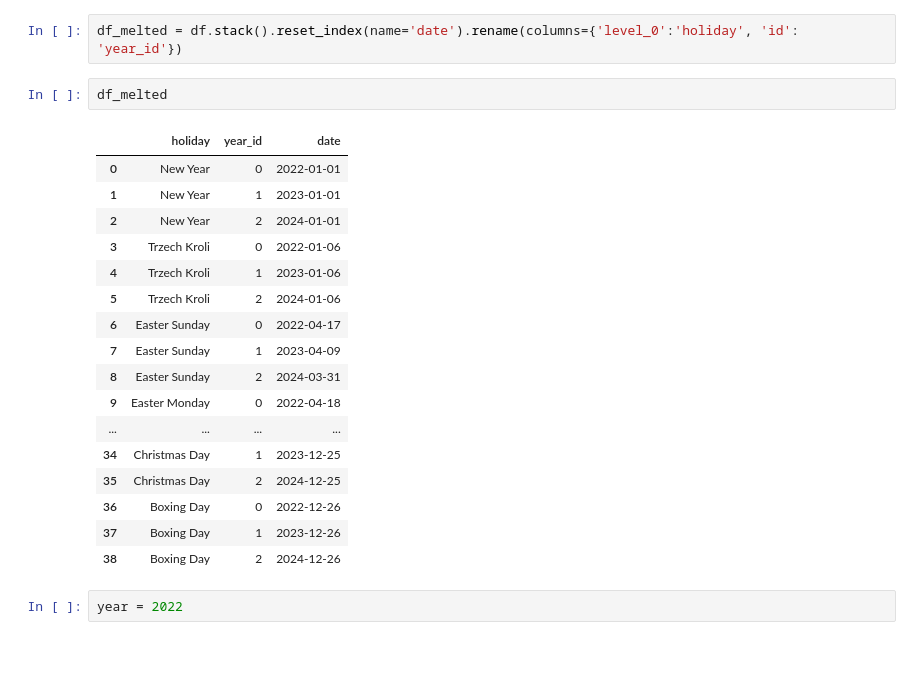
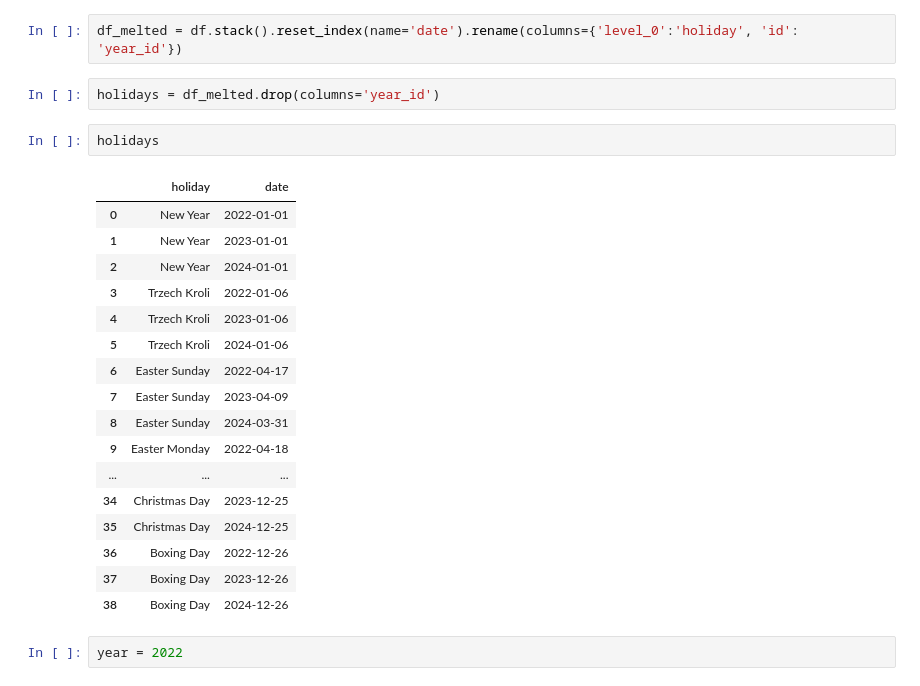
Before and after one commit to KonuTech/AirflowVariousDAGs, a Jupyter notebook: notebooks/holidays_PL.ipynb, the cells around one changed output. Saved outputs shown, nothing was run; the diff lists cells and outputs as text; blank space fills up the shorter version.

```diff
--- a/notebooks/holidays_PL.ipynb
+++ b/notebooks/holidays_PL.ipynb
@@ -196,26 +198,28 @@ id
 Name: New Year, dtype: object
 # %%
 df_melted = df.stack().reset_index(name='date').rename(columns={'level_0':'holiday', 'id': 'year_id'})
-# %%
-df_melted
-# %% [output]
-|  | holiday | year_id | date |
-| 0 | New Year | 0 | 2022-01-01 |
-| 1 | New Year | 1 | 2023-01-01 |
-| 2 | New Year | 2 | 2024-01-01 |
-| 3 | Trzech Kroli | 0 | 2022-01-06 |
-| 4 | Trzech Kroli | 1 | 2023-01-06 |
-| 5 | Trzech Kroli | 2 | 2024-01-06 |
-| 6 | Easter Sunday | 0 | 2022-04-17 |
-| 7 | Easter Sunday | 1 | 2023-04-09 |
-| 8 | Easter Sunday | 2 | 2024-03-31 |
-| 9 | Easter Monday | 0 | 2022-04-18 |
-| ... | ... | ... | ... |
-| 34 | Christmas Day | 1 | 2023-12-25 |
-| 35 | Christmas Day | 2 | 2024-12-25 |
-| 36 | Boxing Day | 0 | 2022-12-26 |
-| 37 | Boxing Day | 1 | 2023-12-26 |
-| 38 | Boxing Day | 2 | 2024-12-26 |
+# %%
+holidays = df_melted.drop(columns='year_id')
+# %%
+holidays
+# %% [output]
+|  | holiday | date |
+| 0 | New Year | 2022-01-01 |
+| 1 | New Year | 2023-01-01 |
+| 2 | New Year | 2024-01-01 |
+| 3 | Trzech Kroli | 2022-01-06 |
+| 4 | Trzech Kroli | 2023-01-06 |
+| 5 | Trzech Kroli | 2024-01-06 |
+| 6 | Easter Sunday | 2022-04-17 |
+| 7 | Easter Sunday | 2023-04-09 |
+| 8 | Easter Sunday | 2024-03-31 |
+| 9 | Easter Monday | 2022-04-18 |
+| ... | ... | ... |
+| 34 | Christmas Day | 2023-12-25 |
+| 35 | Christmas Day | 2024-12-25 |
+| 36 | Boxing Day | 2022-12-26 |
+| 37 | Boxing Day | 2023-12-26 |
+| 38 | Boxing Day | 2024-12-26 |
 # %%
 year = 2022
 # %%
```
Also changed, not shown: parts of 10 cells of this notebook.
